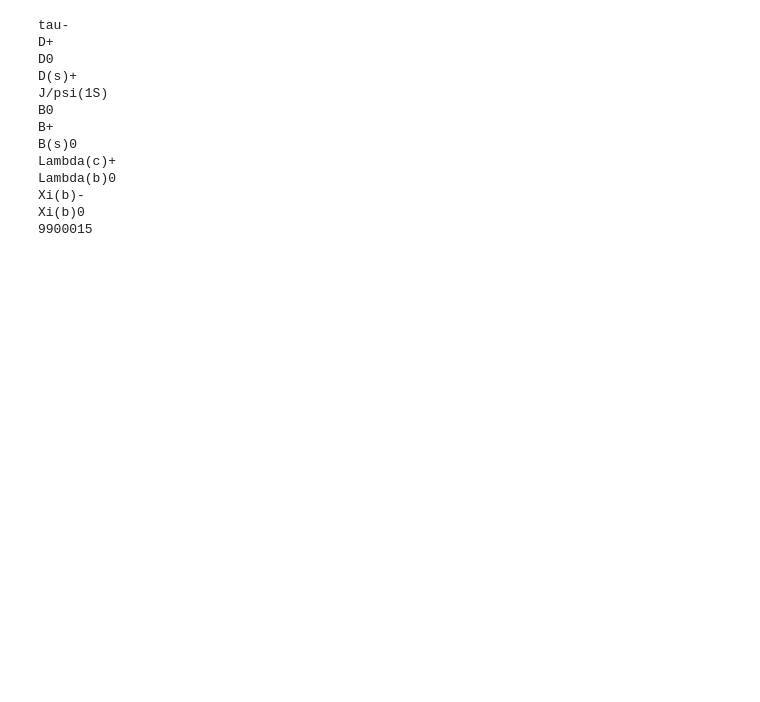
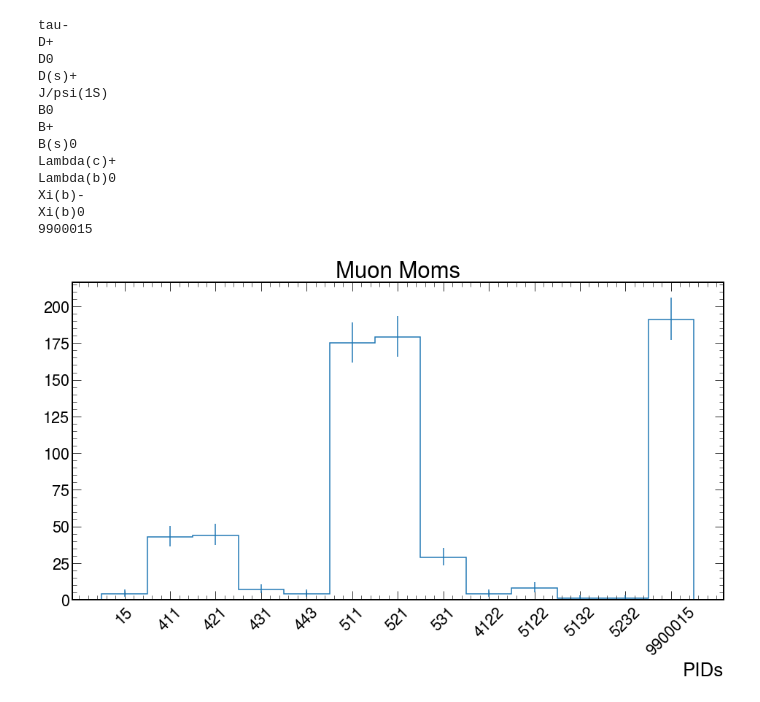
Before and after one commit to AnthonyAportela/LLPs, a Jupyter notebook: notebooks/Bplus/ntuple_processor.ipynb, the cells around one changed output. Saved outputs shown, nothing was run; the diff lists cells and outputs as text; code cells hidden in the pictures; blank space fills up the shorter version.

```diff
--- a/notebooks/Bplus/ntuple_processor.ipynb
+++ b/notebooks/Bplus/ntuple_processor.ipynb
@@ -521,30 +511,124 @@ events = NanoEventsFactory.from_root(
 part = []
 pids = abs(ak.flatten(events.gParticleMotherId[abs(events.gParticleId) == 13]))
 for i in np.unique(pids):
     try:
         junk = Particle.from_pdgid(i).name
         part.append(junk)
         print(junk)
     except:
         print(i)
         part.append(i)
 
 fig, ax = plt.subplots(figsize = (16,8))
 h = hist.Hist(hist.axis.IntCategory(np.unique(pids), label="PIDs"))
 h.fill(pids)
 plt.xticks(rotation=45)
+plt.title('Muon Moms')
 hep.histplot(h)
+
+fig, ax = plt.subplots(figsize = (16,8))
+h = (
+    hist.Hist.new
+    .Reg(30, 0, 600, name = 'n', label="n hits")
+    .Double()
+    )
+h.fill((events.ncscRechits))
+plt.ylabel('n clusters')
+plt.title('ncscClusterHits')
+hep.histplot(h)
+plt.show()
+
+temp = events[events.ncscRechits > 200]
+fig, ax = plt.subplots(figsize = (64,8))
+pids = abs(ak.flatten(temp.gParticleId))
+h = hist.Hist(hist.axis.IntCategory(np.unique(pids), label="PIDs"))
+h.fill(pids)
+plt.xticks(rotation=45)
+plt.title('event PIDs')
+ax.set_yscale('log')
+hep.histplot(h)
+plt.show()
+
+print(f'events with nhits > 200: {len(temp)}')
+print(f'total llps: {ak.sum(pids == llppid)}')
+
+
+
+llpPIDmomCut = (temp.gParticleMotherId == llppid)
+llpDaughterInd = ak.argmax(llpPIDmomCut, axis = 1, keepdims = True)
+llpMomInd = temp.gParticleMotherIndex[llpDaughterInd]
+
+def R(x, y):
+    return np.sqrt(x**2 + y**2)
+
+def geo_hister(bins, region):
+    return (
+            hist.Hist.new
+            .Reg(bins, dim[region]['zmin'], dim[region]['zmax'], name = 'z', label="z decay pos [cm]")
+            .Reg(bins, dim[region]['rmin'], dim[region]['rmax'], name = 'r', label="r decay pos [cm]")
+            .Double()
+           )
+
+llphist = geo_hister(30, 'cms')
+cschist = geo_hister(30, 'cms')
+
+llps = ak.zip(
+                {
+                    'X': temp.gParticleProdVertexX[llpDaughterInd],
+                    'Y': temp.gParticleProdVertexY[llpDaughterInd],
+                    'Z': temp.gParticleProdVertexZ[llpDaughterInd],
+                    'R': R(temp.gParticleProdVertexX[llpDaughterInd],
+                           temp.gParticleProdVertexY[llpDaughterInd]),
+                    'pt': temp.gParticlePt[llpMomInd],
+                    'phi': temp.gParticlePhi[llpMomInd],
+                    'eta': temp.gParticleEta[llpMomInd],
+                    'mass': ak.ones_like(temp.gParticlePhi[llpMomInd]),
+                    'E': temp.gParticleE[llpMomInd],
+                },
+                with_name = 'PtEtaPhiMLorentzVector',
+                behavior = vector.behavior,
+              )
+
+cscs = ak.zip(
+                {
+                    'X': temp.cscRechitClusterX,
+                    'Y': temp.cscRechitClusterY,
+                    'Z': temp.cscRechitClusterZ,
+                    'R': R(temp.cscRechitClusterX, temp.cscRechitClusterY),
+                    'pt': ak.ones_like(temp.cscRechitClusterPhi),
+                    'phi': temp.cscRechitClusterPhi,
+                    'eta': temp.cscRechitClusterEta,
+                    'mass': ak.ones_like(temp.cscRechitClusterPhi),
+
+                },
+                with_name = 'PtEtaPhiMLorentzVector',
+                behavior = vector.behavior,
+              )
+
+
+llphist.fill(z = abs(ak.flatten(llps.Z)), r = ak.flatten(llps.R))
+cschist.fill(z = abs(ak.flatten(cscs.Z)), r = ak.flatten(cscs.R))
+
+fig, ax = plt.subplots(figsize = (12,10))
+plt.title('gLLP')
+hep.hist2dplot(llphist)
+plt.show()
+fig, ax = plt.subplots(figsize = (12,10))
+plt.title('cscClusters')
+hep.hist2dplot(cschist)
+plt.show()
 # %% [output]
 tau-
 D+
 D0
 D(s)+
 J/psi(1S)
 B0
 B+
 B(s)0
 Lambda(c)+
 Lambda(b)0
 Xi(b)-
 Xi(b)0
 9900015
+[figure, new version]
```
Also changed, not shown: parts of 19 cells of this notebook.
